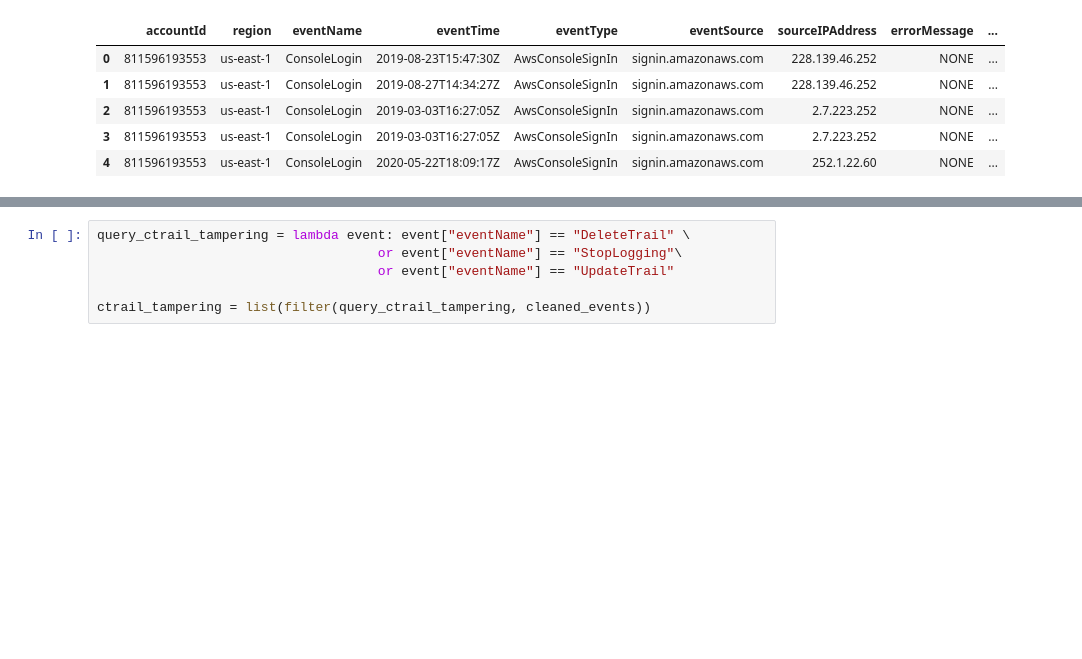
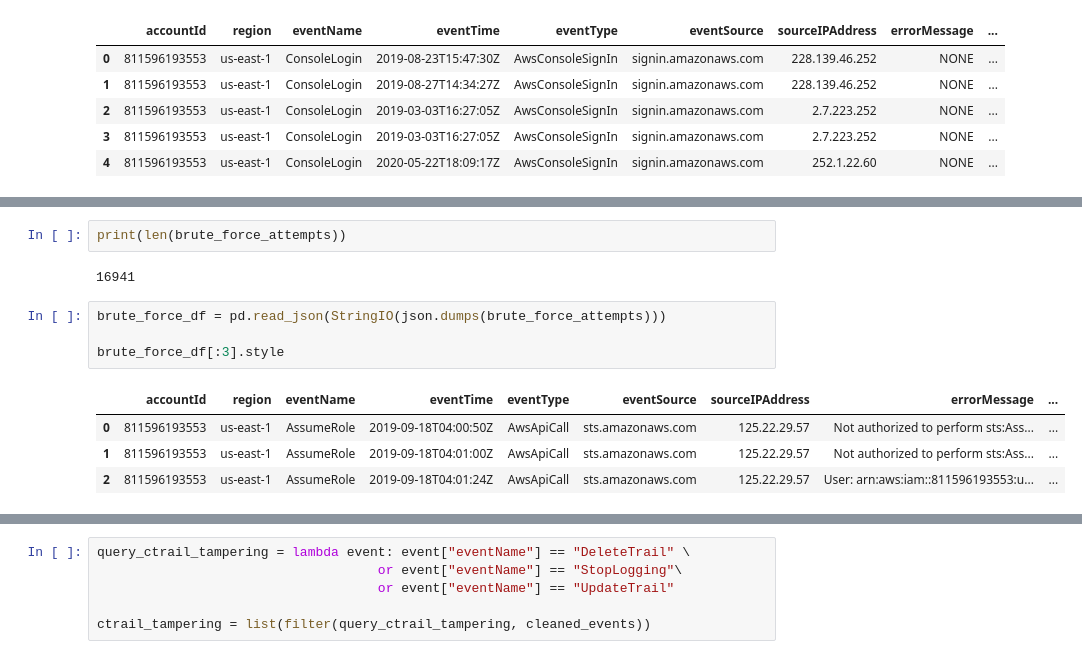
Before and after one commit to BenjiTrapp/aws-threat-hunting, a Jupyter notebook: cloudtrail/hunting-cloudtrail-flaws-cloud.ipynb, the cells around one changed output, grey strips where cells are left out. Drawn from its saved outputs; the diff is of its cells as text; blank space fills up the shorter version.

```diff
--- a/cloudtrail/hunting-cloudtrail-flaws-cloud.ipynb
+++ b/cloudtrail/hunting-cloudtrail-flaws-cloud.ipynb
@@ -230,0 +239,13 @@ _Mitre Att&ck Framework:_
+# %%
+print(len(brute_force_attempts))
+# %% [output]
+16941
+# %%
+brute_force_df = pd.read_json(StringIO(json.dumps(brute_force_attempts)))
+
+brute_force_df[:3].style
+# %% [output]
+|  | accountId | region | eventName | eventTime | eventType | eventSource | sourceIPAddress | errorMessage | ... |
+| 0 | 811596193553 | us-east-1 | AssumeRole | 2019-09-18T04:00:50Z | AwsApiCall | sts.amazonaws.com | 125.22.29.57 | Not authorized to perform sts:Ass... | ... |
+| 1 | 811596193553 | us-east-1 | AssumeRole | 2019-09-18T04:01:00Z | AwsApiCall | sts.amazonaws.com | 125.22.29.57 | Not authorized to perform sts:Ass... | ... |
+| 2 | 811596193553 | us-east-1 | AssumeRole | 2019-09-18T04:01:24Z | AwsApiCall | sts.amazonaws.com | 125.22.29.57 | User: arn:aws:iam::811596193553:u... | ... |
```
Also changed, not shown: parts of 4 cells of this notebook.
